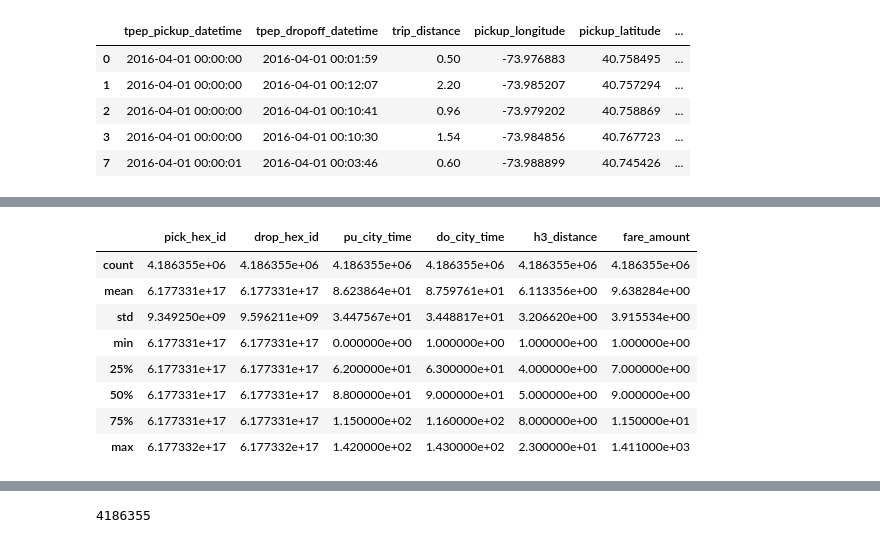
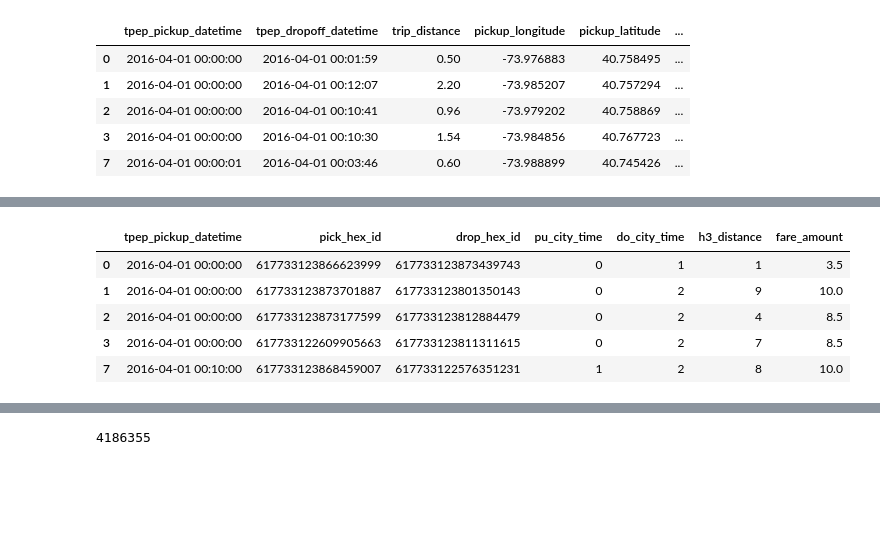
Before and after one commit to Salbinus/taxi, a Jupyter notebook: notebooks/feature_engineering.ipynb, the cells around one changed output, grey strips where cells are left out. Cells and saved outputs as stored; diff of their text form; code cells hidden in the pictures; blank space fills up the shorter version.

```diff
--- a/notebooks/feature_engineering.ipynb
+++ b/notebooks/feature_engineering.ipynb
@@ -43,7 +43,7 @@ def timestamp_converter(timestamps, interval=10):
 
     '''
     ceiled = timestamps.dt.ceil("{}min".format(interval))
-    return ceiled.apply(lambda x : int('%d%02d' % (x.hour, x.minute)))
+    return ceiled#.apply(lambda x : int('%d%02d' % (x.hour, x.minute)))
     #return ceiled #.apply(lambda x : int('%d%02d' % (x.hour, x.minute))/10)
 # %%
 df['pickup_time'] = timestamp_converter(df['tpep_pickup_datetime'], interval=10)
@@ -378,13 +367,11 @@ dtype: object
-# %%
-fltrd_2.describe()
-# %% [output]
-|  | pick_hex_id | drop_hex_id | pu_city_time | do_city_time | h3_distance | fare_amount |
-| count | 4.186355e+06 | 4.186355e+06 | 4.186355e+06 | 4.186355e+06 | 4.186355e+06 | 4.186355e+06 |
-| mean | 6.177331e+17 | 6.177331e+17 | 8.623864e+01 | 8.759761e+01 | 6.113356e+00 | 9.638284e+00 |
-| std | 9.349250e+09 | 9.596211e+09 | 3.447567e+01 | 3.448817e+01 | 3.206620e+00 | 3.915534e+00 |
-| min | 6.177331e+17 | 6.177331e+17 | 0.000000e+00 | 1.000000e+00 | 1.000000e+00 | 1.000000e+00 |
-| 25% | 6.177331e+17 | 6.177331e+17 | 6.200000e+01 | 6.300000e+01 | 4.000000e+00 | 7.000000e+00 |
-| 50% | 6.177331e+17 | 6.177331e+17 | 8.800000e+01 | 9.000000e+01 | 5.000000e+00 | 9.000000e+00 |
-| 75% | 6.177331e+17 | 6.177331e+17 | 1.150000e+02 | 1.160000e+02 | 8.000000e+00 | 1.150000e+01 |
-| max | 6.177332e+17 | 6.177332e+17 | 1.420000e+02 | 1.430000e+02 | 2.300000e+01 | 1.411000e+03 |
+# %%
+fltrd_2['tpep_pickup_datetime'] = timestamp_converter(fltrd_2['tpep_pickup_datetime'], interval=10)
+fltrd_2.head()
+# %% [output]
+|  | tpep_pickup_datetime | pick_hex_id | drop_hex_id | pu_city_time | do_city_time | h3_distance | fare_amount |
+| 0 | 2016-04-01 00:00:00 | 617733123866623999 | 617733123873439743 | 0 | 1 | 1 | 3.5 |
+| 1 | 2016-04-01 00:00:00 | 617733123873701887 | 617733123801350143 | 0 | 2 | 9 | 10.0 |
+| 2 | 2016-04-01 00:00:00 | 617733123873177599 | 617733123812884479 | 0 | 2 | 4 | 8.5 |
+| 3 | 2016-04-01 00:00:00 | 617733122609905663 | 617733123811311615 | 0 | 2 | 7 | 8.5 |
+| 7 | 2016-04-01 00:10:00 | 617733123868459007 | 617733122576351231 | 1 | 2 | 8 | 10.0 |
 # %%
```
Also changed, not shown: parts of 22 cells of this notebook, 5 other files.
